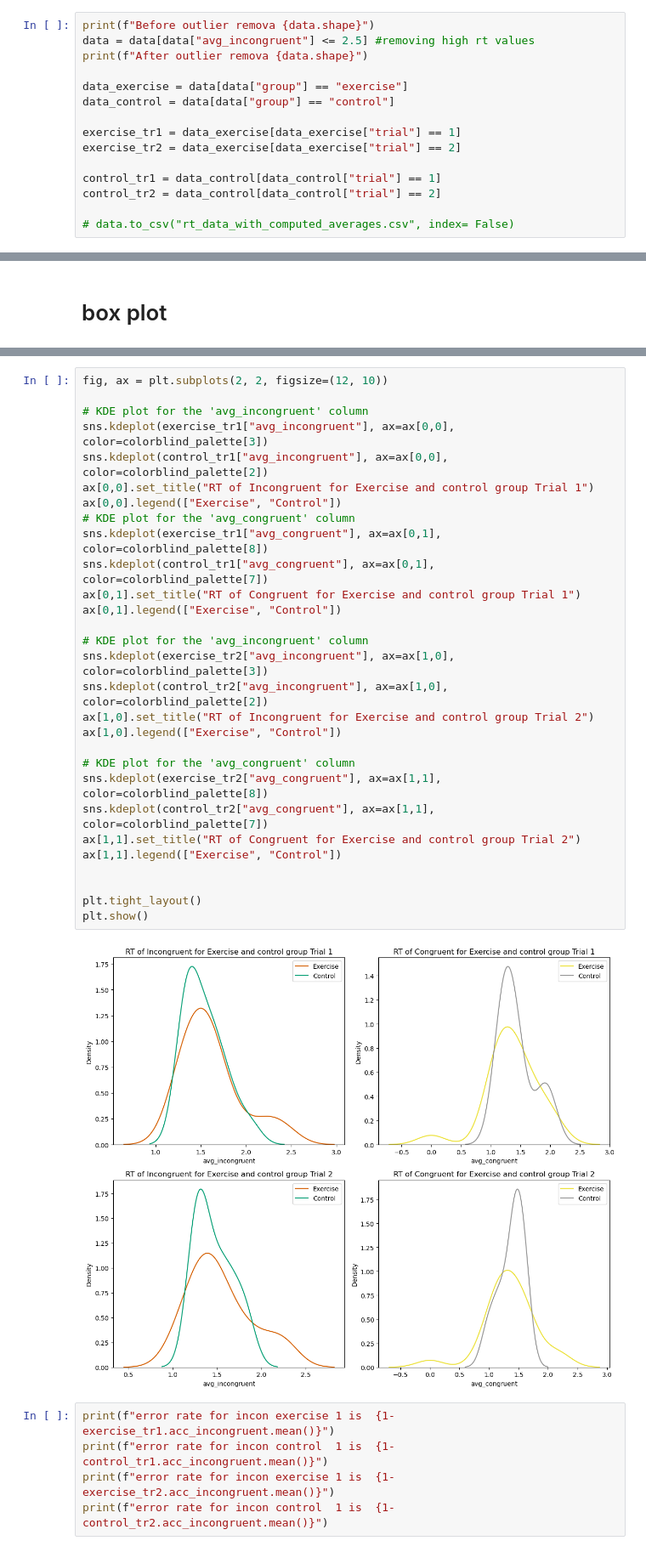
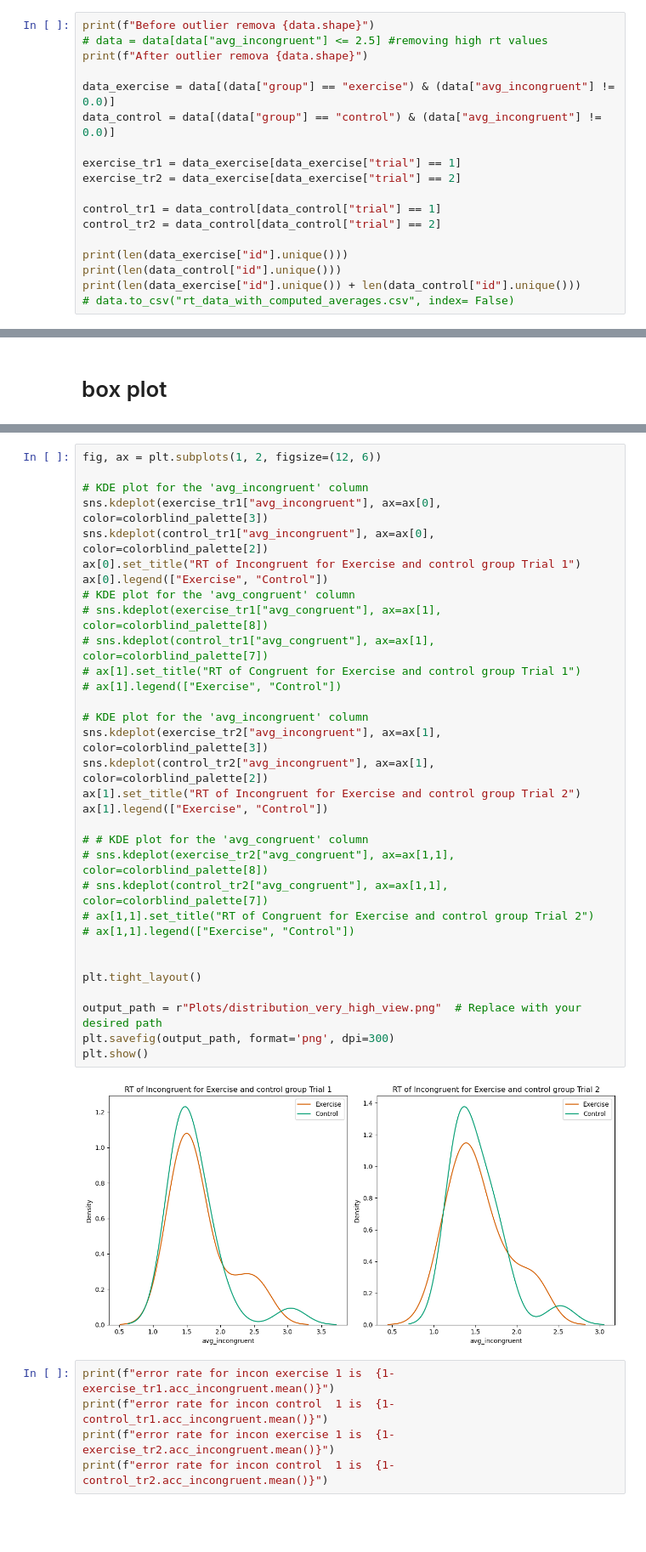
Before and after one commit to GermanButtiero/reaction_time, a Jupyter notebook: analysis_V3.ipynb, the cells around one changed output, grey strips where cells are left out. Shown at 85% size. Saved outputs shown, nothing was run; the diff lists cells and outputs as text; blank space fills up the shorter version.

```diff
--- a/analysis_V3.ipynb
+++ b/analysis_V3.ipynb
@@ -44,11 +44,11 @@ for _idx, row in data.iterrows():
 ## Split into control and exercise group
 # %%
 print(f"Before outlier remova {data.shape}")
-data = data[data["avg_incongruent"] <= 2.5] #removing high rt values
+# data = data[data["avg_incongruent"] <= 2.5] #removing high rt values
 print(f"After outlier remova {data.shape}")
 
-data_exercise = data[data["group"] == "exercise"]
-data_control = data[data["group"] == "control"]
+data_exercise = data[(data["group"] == "exercise") & (data["avg_incongruent"] != 0.0)]
+data_control = data[(data["group"] == "control") & (data["avg_incongruent"] != 0.0)]
 
 exercise_tr1 = data_exercise[data_exercise["trial"] == 1]
 exercise_tr2 = data_exercise[data_exercise["trial"] == 2]
@@ -56,6 +56,9 @@ exercise_tr2 = data_exercise[data_exercise["trial"] == 2]
 control_tr1 = data_control[data_control["trial"] == 1]
 control_tr2 = data_control[data_control["trial"] == 2]
 
+print(len(data_exercise["id"].unique()))
+print(len(data_control["id"].unique()))
+print(len(data_exercise["id"].unique()) + len(data_control["id"].unique()))
 # data.to_csv("rt_data_with_computed_averages.csv", index= False)
 # %% [output]
 Before outlier remova (86, 70)
@@ -288,36 +254,39 @@ plt.show()
 # %% [output]
 [figure]
 # %%
-fig, ax = plt.subplots(2, 2, figsize=(12, 10))
+fig, ax = plt.subplots(1, 2, figsize=(12, 6))
 
 # KDE plot for the 'avg_incongruent' column
-sns.kdeplot(exercise_tr1["avg_incongruent"], ax=ax[0,0], color=colorblind_palette[3])
-sns.kdeplot(control_tr1["avg_incongruent"], ax=ax[0,0], color=colorblind_palette[2])
-ax[0,0].set_title("RT of Incongruent for Exercise and control group Trial 1")
-ax[0,0].legend(["Exercise", "Control"])
+sns.kdeplot(exercise_tr1["avg_incongruent"], ax=ax[0], color=colorblind_palette[3])
+sns.kdeplot(control_tr1["avg_incongruent"], ax=ax[0], color=colorblind_palette[2])
+ax[0].set_title("RT of Incongruent for Exercise and control group Trial 1")
+ax[0].legend(["Exercise", "Control"])
 # KDE plot for the 'avg_congruent' column
-sns.kdeplot(exercise_tr1["avg_congruent"], ax=ax[0,1], color=colorblind_palette[8])
-sns.kdeplot(control_tr1["avg_congruent"], ax=ax[0,1], color=colorblind_palette[7])
-ax[0,1].set_title("RT of Congruent for Exercise and control group Trial 1")
-ax[0,1].legend(["Exercise", "Control"])
+# sns.kdeplot(exercise_tr1["avg_congruent"], ax=ax[1], color=colorblind_palette[8])
+# sns.kdeplot(control_tr1["avg_congruent"], ax=ax[1], color=colorblind_palette[7])
+# ax[1].set_title("RT of Congruent for Exercise and control group Trial 1")
+# ax[1].legend(["Exercise", "Control"])
 
 # KDE plot for the 'avg_incongruent' column
-sns.kdeplot(exercise_tr2["avg_incongruent"], ax=ax[1,0], color=colorblind_palette[3])
-sns.kdeplot(control_tr2["avg_incongruent"], ax=ax[1,0], color=colorblind_palette[2])
-ax[1,0].set_title("RT of Incongruent for Exercise and control group Trial 2")
-ax[1,0].legend(["Exercise", "Control"])
+sns.kdeplot(exercise_tr2["avg_incongruent"], ax=ax[1], color=colorblind_palette[3])
+sns.kdeplot(control_tr2["avg_incongruent"], ax=ax[1], color=colorblind_palette[2])
+ax[1].set_title("RT of Incongruent for Exercise and control group Trial 2")
+ax[1].legend(["Exercise", "Control"])
 
-# KDE plot for the 'avg_congruent' column
-sns.kdeplot(exercise_tr2["avg_congruent"], ax=ax[1,1], color=colorblind_palette[8])
-sns.kdeplot(control_tr2["avg_congruent"], ax=ax[1,1], color=colorblind_palette[7])
-ax[1,1].set_title("RT of Congruent for Exercise and control group Trial 2")
-ax[1,1].legend(["Exercise", "Control"])
+# # KDE plot for the 'avg_congruent' column
+# sns.kdeplot(exercise_tr2["avg_congruent"], ax=ax[1,1], color=colorblind_palette[8])
+# sns.kdeplot(control_tr2["avg_congruent"], ax=ax[1,1], color=colorblind_palette[7])
+# ax[1,1].set_title("RT of Congruent for Exercise and control group Trial 2")
+# ax[1,1].legend(["Exercise", "Control"])
 
 
 plt.tight_layout()
+
+output_path = r"Plots/distribution_very_high_view.png"  # Replace with your desired path
+plt.savefig(output_path, format='png', dpi=300)
 plt.show()
 # %% [output]
-[figure, old version]
+[figure, new version]
 # %%
 print(f"error rate for incon exercise 1 is  {1- exercise_tr1.acc_incongruent.mean()}")
 print(f"error rate for incon control  1 is  {1- control_tr1.acc_incongruent.mean()}")
```
Also changed, not shown: parts of 9 cells of this notebook, 24 other files.
